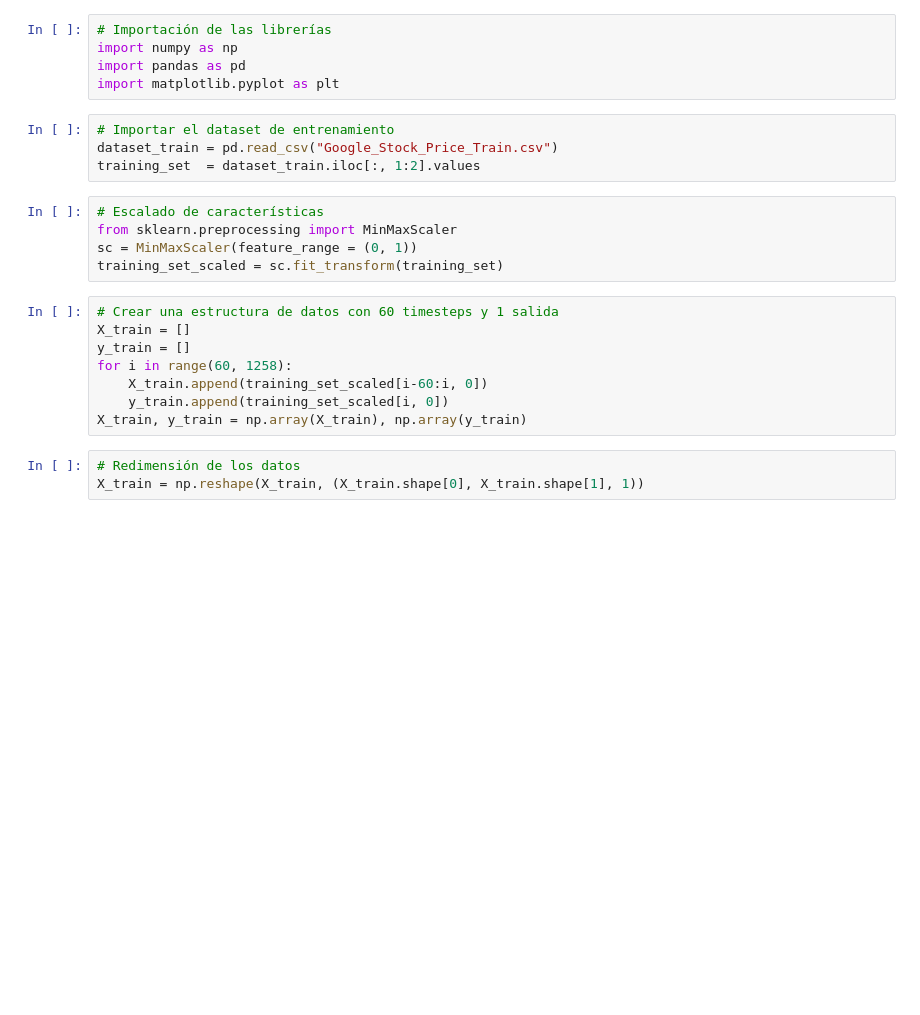
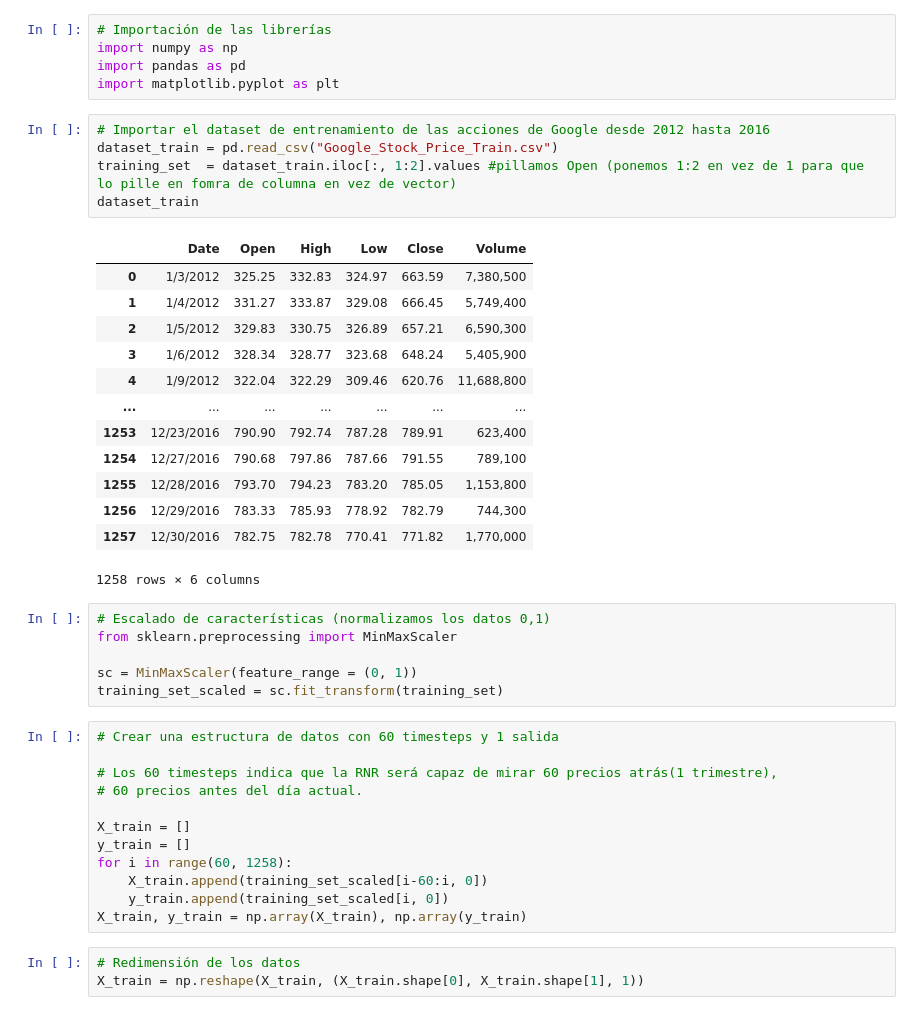
Before and after one commit to dasafo/deeplearning-az, a Jupyter notebook: datasets/Part 3 - Recurrent Neural Networks (RNN)/rnn.ipynb, the cells around one changed output. Cells and saved outputs as stored; diff of their text form; blank space fills up the shorter version.

```diff
--- a/datasets/Part 3 - Recurrent Neural Networks (RNN)/rnn.ipynb
+++ b/datasets/Part 3 - Recurrent Neural Networks (RNN)/rnn.ipynb
@@ -6,16 +9,36 @@ import numpy as np
 import pandas as pd
 import matplotlib.pyplot as plt
 # %%
-# Importar el dataset de entrenamiento
+# Importar el dataset de entrenamiento de las acciones de Google desde 2012 hasta 2016
 dataset_train = pd.read_csv("Google_Stock_Price_Train.csv")
-training_set  = dataset_train.iloc[:, 1:2].values
+training_set  = dataset_train.iloc[:, 1:2].values #pillamos Open (ponemos 1:2 en vez de 1 para que lo pille en fomra de columna en vez de vector)
+dataset_train
+# %% [output]
+|  | Date | Open | High | Low | Close | Volume |
+| 0 | 1/3/2012 | 325.25 | 332.83 | 324.97 | 663.59 | 7,380,500 |
+| 1 | 1/4/2012 | 331.27 | 333.87 | 329.08 | 666.45 | 5,749,400 |
+| 2 | 1/5/2012 | 329.83 | 330.75 | 326.89 | 657.21 | 6,590,300 |
+| 3 | 1/6/2012 | 328.34 | 328.77 | 323.68 | 648.24 | 5,405,900 |
+| 4 | 1/9/2012 | 322.04 | 322.29 | 309.46 | 620.76 | 11,688,800 |
+| ... | ... | ... | ... | ... | ... | ... |
+| 1253 | 12/23/2016 | 790.90 | 792.74 | 787.28 | 789.91 | 623,400 |
+| 1254 | 12/27/2016 | 790.68 | 797.86 | 787.66 | 791.55 | 789,100 |
+| 1255 | 12/28/2016 | 793.70 | 794.23 | 783.20 | 785.05 | 1,153,800 |
+| 1256 | 12/29/2016 | 783.33 | 785.93 | 778.92 | 782.79 | 744,300 |
+| 1257 | 12/30/2016 | 782.75 | 782.78 | 770.41 | 771.82 | 1,770,000 |
+1258 rows × 6 columns
 # %%
-# Escalado de características
+# Escalado de características (normalizamos los datos 0,1)
 from sklearn.preprocessing import MinMaxScaler
+
 sc = MinMaxScaler(feature_range = (0, 1))
 training_set_scaled = sc.fit_transform(training_set)
 # %%
 # Crear una estructura de datos con 60 timesteps y 1 salida
+
+# Los 60 timesteps indica que la RNR será capaz de mirar 60 precios atrás(1 trimestre),
+# 60 precios antes del día actual.
+
 X_train = []
 y_train = []
 for i in range(60, 1258):
```
Also changed, not shown: parts of 6 cells of this notebook, 5 other files.
